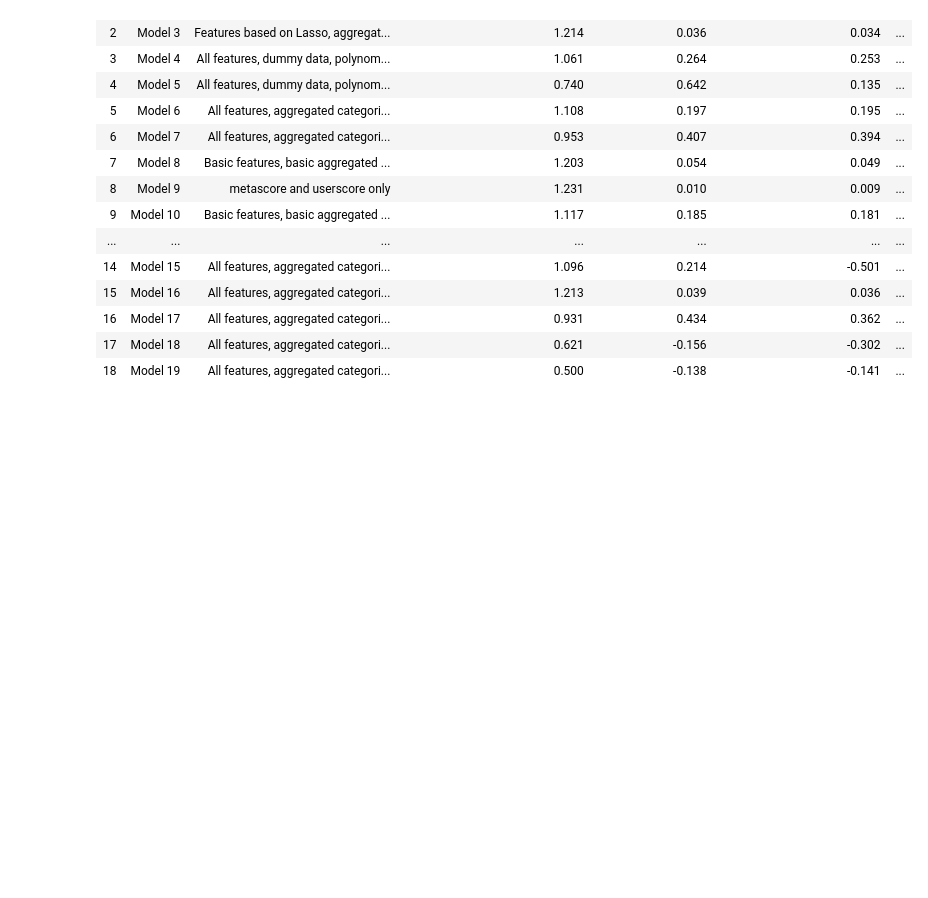
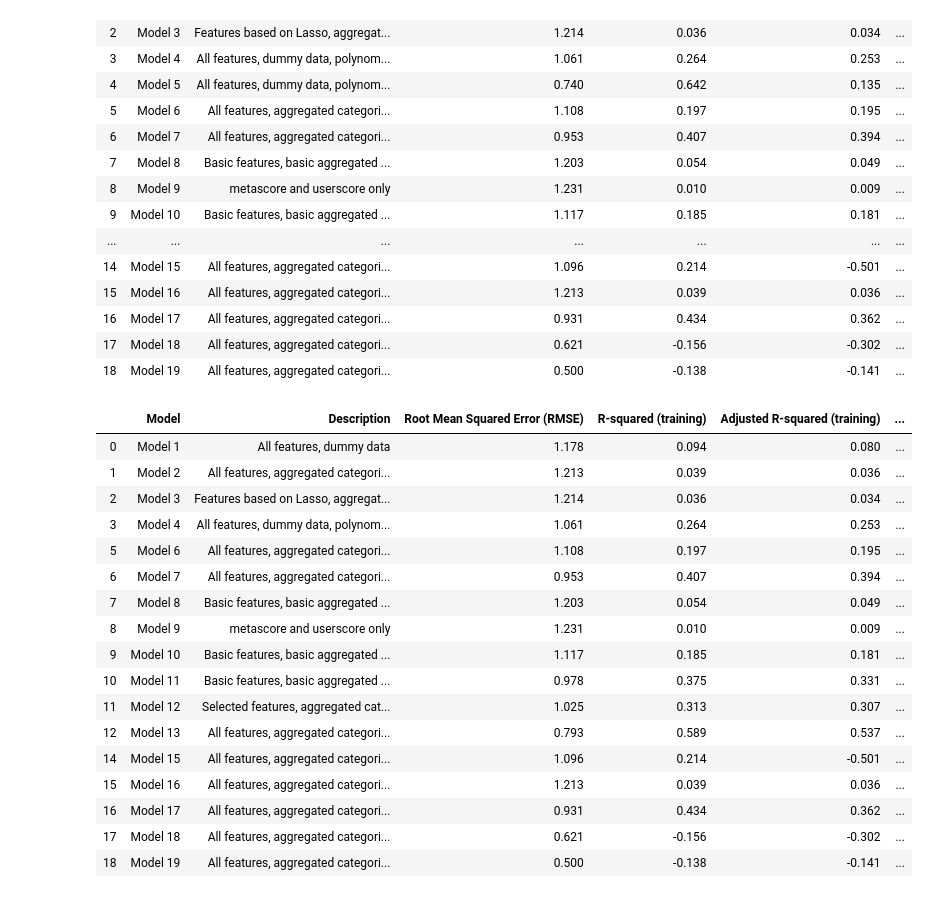
Before and after one commit to JohnTheTripper/game-sales-FIDS, a Jupyter notebook: regression_models.ipynb, the cells around one changed output. Drawn from its saved outputs; the diff is of its cells as text; code cells hidden in the pictures; blank space fills up the shorter version.

```diff
--- a/regression_models.ipynb
+++ b/regression_models.ipynb
@@ -1813,3 +1795,26 @@ summary_df
 | 16 | Model 17 | All features, aggregated categori... | 0.931 | 0.434 | 0.362 | ... |
 | 17 | Model 18 | All features, aggregated categori... | 0.621 | -0.156 | -0.302 | ... |
 | 18 | Model 19 | All features, aggregated categori... | 0.500 | -0.138 | -0.141 | ... |
+# %%
+summary = summary_df.drop(4)
+summary = summary.drop(13)
+summary
+# %% [output]
+|  | Model | Description | Root Mean Squared Error (RMSE) | R-squared (training) | Adjusted R-squared (training) | ... |
+| 0 | Model 1 | All features, dummy data | 1.178 | 0.094 | 0.080 | ... |
+| 1 | Model 2 | All features, aggregated categori... | 1.213 | 0.039 | 0.036 | ... |
+| 2 | Model 3 | Features based on Lasso, aggregat... | 1.214 | 0.036 | 0.034 | ... |
+| 3 | Model 4 | All features, dummy data, polynom... | 1.061 | 0.264 | 0.253 | ... |
+| 5 | Model 6 | All features, aggregated categori... | 1.108 | 0.197 | 0.195 | ... |
+| 6 | Model 7 | All features, aggregated categori... | 0.953 | 0.407 | 0.394 | ... |
+| 7 | Model 8 | Basic features, basic aggregated ... | 1.203 | 0.054 | 0.049 | ... |
+| 8 | Model 9 | metascore and userscore only | 1.231 | 0.010 | 0.009 | ... |
+| 9 | Model 10 | Basic features, basic aggregated ... | 1.117 | 0.185 | 0.181 | ... |
+| 10 | Model 11 | Basic features, basic aggregated ... | 0.978 | 0.375 | 0.331 | ... |
+| 11 | Model 12 | Selected features, aggregated cat... | 1.025 | 0.313 | 0.307 | ... |
+| 12 | Model 13 | All features, aggregated categori... | 0.793 | 0.589 | 0.537 | ... |
+| 14 | Model 15 | All features, aggregated categori... | 1.096 | 0.214 | -0.501 | ... |
+| 15 | Model 16 | All features, aggregated categori... | 1.213 | 0.039 | 0.036 | ... |
+| 16 | Model 17 | All features, aggregated categori... | 0.931 | 0.434 | 0.362 | ... |
+| 17 | Model 18 | All features, aggregated categori... | 0.621 | -0.156 | -0.302 | ... |
+| 18 | Model 19 | All features, aggregated categori... | 0.500 | -0.138 | -0.141 | ... |
```
Also changed, not shown: parts of 26 cells of this notebook.
